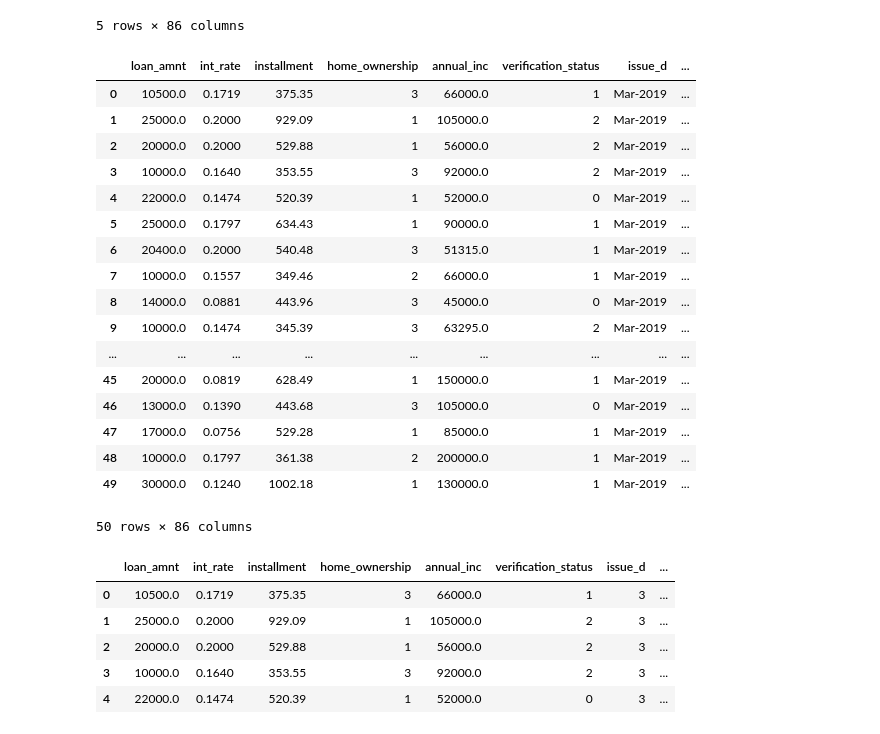
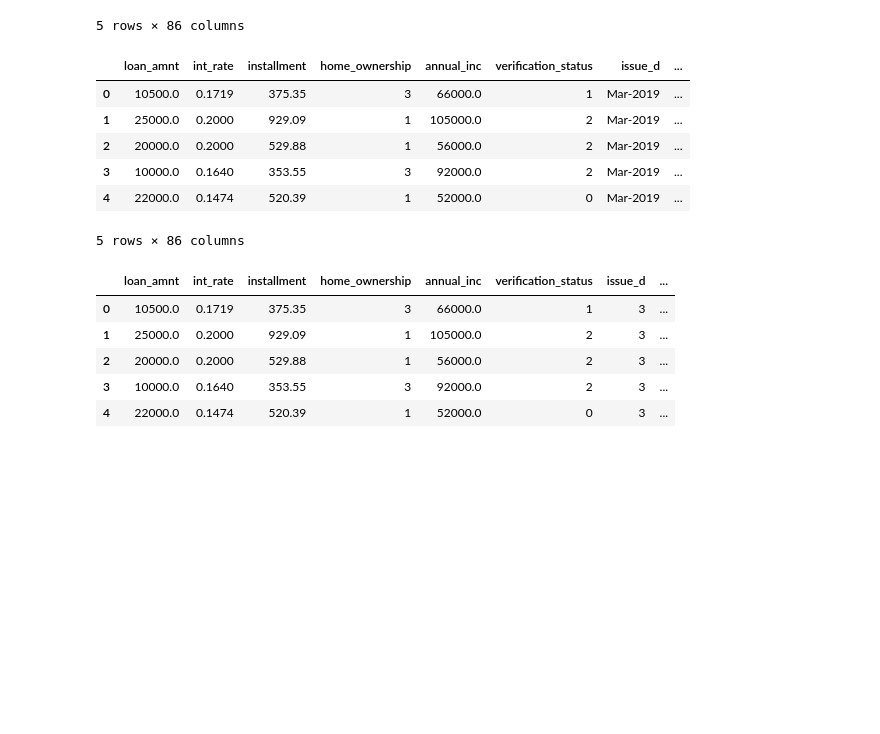
Before and after one commit to arivers444/Machine_Learning, a Jupyter notebook: Challenge/Module-17-Challenge-Resources/Module-17-Challenge-Resources/Starter_Code/credit_risk_resampling.ipynb, the cells around one changed output. Drawn from its saved outputs; the diff is of its cells as text; code cells hidden in the pictures; blank space fills up the shorter version.

```diff
--- a/Challenge/Module-17-Challenge-Resources/Module-17-Challenge-Resources/Starter_Code/credit_risk_resampling.ipynb
+++ b/Challenge/Module-17-Challenge-Resources/Module-17-Challenge-Resources/Starter_Code/credit_risk_resampling.ipynb
@@ -80,36 +80,25 @@ df.head()
 # %%
 # Integer Encoding
 from sklearn.preprocessing import LabelEncoder
 le = LabelEncoder()
 df2 = df.copy()
 df2['home_ownership'] = le.fit_transform(df2['home_ownership'])
 df2['verification_status'] = le.fit_transform(df2['verification_status'])
 df2['loan_status'] = le.fit_transform(df2['loan_status'])
 df2['pymnt_plan'] = le.fit_transform(df2['pymnt_plan'])
 df2['initial_list_status'] = le.fit_transform(df2['initial_list_status'])
 df2['application_type'] = le.fit_transform(df2['application_type'])
 df2['hardship_flag'] = le.fit_transform(df2['hardship_flag'])
 df2['debt_settlement_flag'] = le.fit_transform(df2['debt_settlement_flag'])
-df2.head(50)
+df2.head()
 # %% [output]
 |  | loan_amnt | int_rate | installment | home_ownership | annual_inc | verification_status | issue_d | ... |
 | 0 | 10500.0 | 0.1719 | 375.35 | 3 | 66000.0 | 1 | Mar-2019 | ... |
 | 1 | 25000.0 | 0.2000 | 929.09 | 1 | 105000.0 | 2 | Mar-2019 | ... |
 | 2 | 20000.0 | 0.2000 | 529.88 | 1 | 56000.0 | 2 | Mar-2019 | ... |
 | 3 | 10000.0 | 0.1640 | 353.55 | 3 | 92000.0 | 2 | Mar-2019 | ... |
 | 4 | 22000.0 | 0.1474 | 520.39 | 1 | 52000.0 | 0 | Mar-2019 | ... |
-| 5 | 25000.0 | 0.1797 | 634.43 | 1 | 90000.0 | 1 | Mar-2019 | ... |
-| 6 | 20400.0 | 0.2000 | 540.48 | 3 | 51315.0 | 1 | Mar-2019 | ... |
-| 7 | 10000.0 | 0.1557 | 349.46 | 2 | 66000.0 | 1 | Mar-2019 | ... |
-| 8 | 14000.0 | 0.0881 | 443.96 | 3 | 45000.0 | 0 | Mar-2019 | ... |
-| 9 | 10000.0 | 0.1474 | 345.39 | 3 | 63295.0 | 2 | Mar-2019 | ... |
-| ... | ... | ... | ... | ... | ... | ... | ... | ... |
-| 45 | 20000.0 | 0.0819 | 628.49 | 1 | 150000.0 | 1 | Mar-2019 | ... |
-| 46 | 13000.0 | 0.1390 | 443.68 | 3 | 105000.0 | 0 | Mar-2019 | ... |
-| 47 | 17000.0 | 0.0756 | 529.28 | 1 | 85000.0 | 1 | Mar-2019 | ... |
-| 48 | 10000.0 | 0.1797 | 361.38 | 2 | 200000.0 | 1 | Mar-2019 | ... |
-| 49 | 30000.0 | 0.1240 | 1002.18 | 1 | 130000.0 | 1 | Mar-2019 | ... |
-50 rows × 86 columns
+5 rows × 86 columns
 # %%
 # Date to Month encoding using pandas
 df3 = df2.copy()
```
Also changed, not shown: parts of 4 cells of this notebook.
